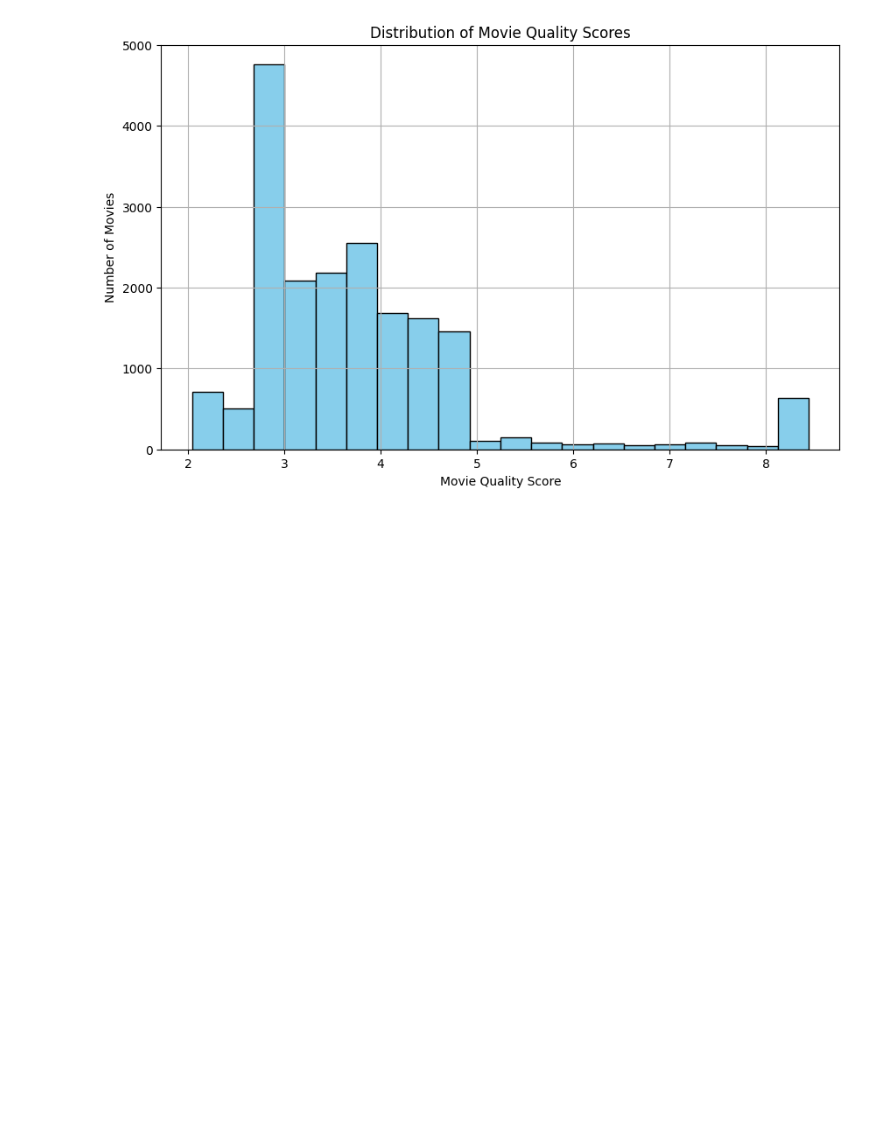
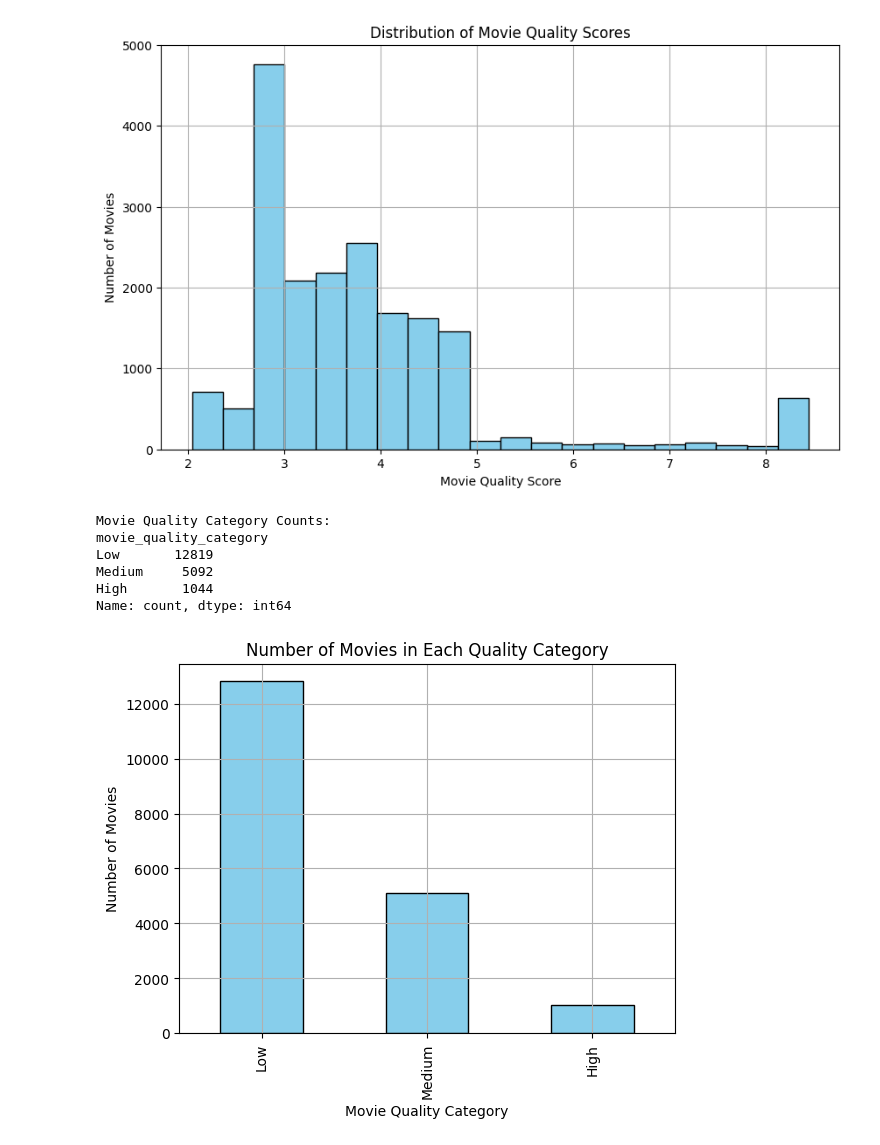
Before and after one commit to aini1802/UIB-2331174-Nur-Aini-Binti-Abu, a Jupyter notebook: pertemuan-2-fuzzy-logic.ipynb, the cells around one changed output. Cells and saved outputs as stored; diff of their text form; code cells hidden in the pictures; blank space fills up the shorter version.

```diff
--- a/pertemuan-2-fuzzy-logic.ipynb
+++ b/pertemuan-2-fuzzy-logic.ipynb
@@ -206,3 +225,24 @@ plt.grid(True)
 plt.show()
 # %% [output]
 [figure]
+# %%
+# Count the number of movies in each category
+category_counts = data['movie_quality_category'].value_counts()
+print("Movie Quality Category Counts:")
+print(category_counts)
+
+# Plot the counts
+category_counts.plot(kind='bar', color='skyblue', edgecolor='black')
+plt.title('Number of Movies in Each Quality Category')
+plt.xlabel('Movie Quality Category')
+plt.ylabel('Number of Movies')
+plt.grid(True)
+plt.show()
+# %% [output]
+Movie Quality Category Counts:
+movie_quality_category
+Low       12819
+Medium     5092
+High       1044
+Name: count, dtype: int64
+[figure, added]
```
Also changed, not shown: parts of 4 cells of this notebook.
